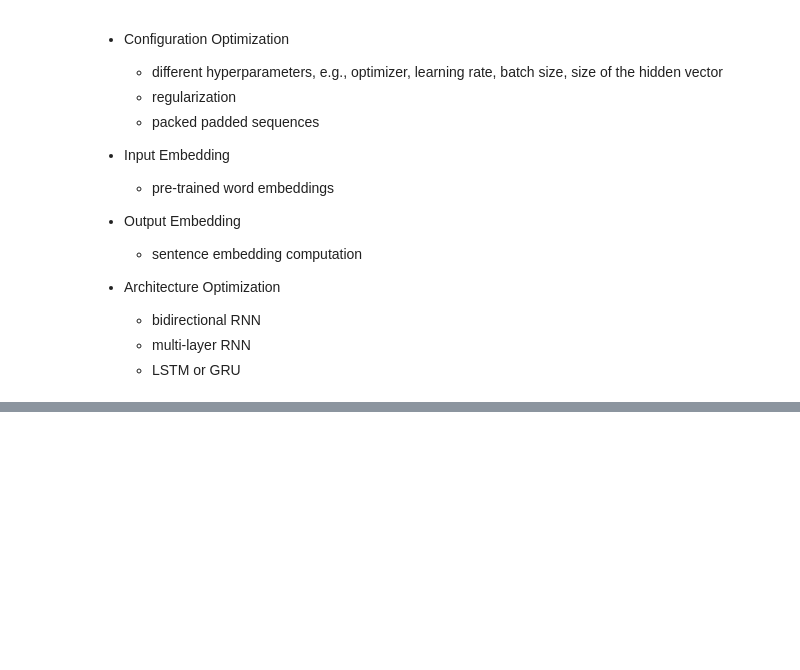
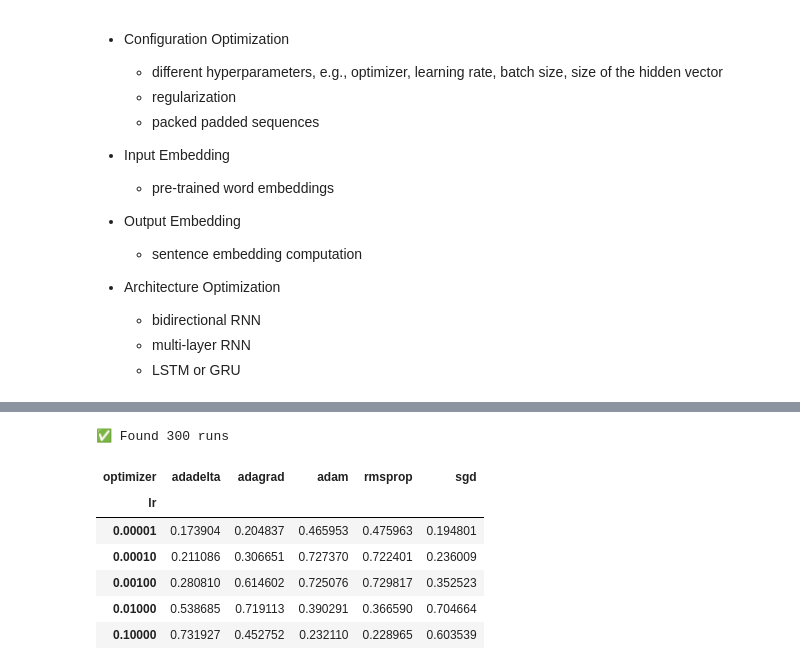
Before and after one commit to adambarla/CE7455, a Jupyter notebook: assignments/01/Assignment_1_Sentence_Classification.ipynb, the cells around one changed output, grey strips where cells are left out. Drawn from its saved outputs; the diff is of its cells as text; code cells hidden in the pictures; blank space fills up the shorter version.

```diff
--- a/assignments/01/Assignment_1_Sentence_Classification.ipynb
+++ b/assignments/01/Assignment_1_Sentence_Classification.ipynb
@@ -627,0 +567,24 @@ mean test acc : 0.6853211009174311
+# %%
+sweep_01_b_runs = [run for run in runs if 'sweep_01_b' in run.tags]
+print(f"✅ Found {len(sweep_01_b_runs)} runs")
+# %% [output]
+✅ Found 300 runs
+# %%
+import pandas as pd
+
+
+def extract(run):
+    config = run.config
+    return {
+        "lr": config["lr"],
+        "hidden_dim": config["model"]["hidden_dim"],
+        "batch_size": config["batch_size"],
+        "optimizer": config["optimizer"],
+        "valid_acc": run.summary["valid_acc"],
+    }
+
+
+def load_to_df(runs):
+    hparams = [extract(run) for run in runs]
+    df = pd.DataFrame(hparams)
+    return df
@@ -627,0 +595,10 @@ mean test acc : 0.6853211009174311
+# %%
+ sweep_01_b_df.groupby(["lr","optimizer"]).agg({"valid_acc":["mean"]})[("valid_acc","mean")].unstack()
+# %% [output]
+| optimizer | adadelta | adagrad | adam | rmsprop | sgd |
+| lr |  |  |  |  |  |
+| 0.00001 | 0.173904 | 0.204837 | 0.465953 | 0.475963 | 0.194801 |
+| 0.00010 | 0.211086 | 0.306651 | 0.727370 | 0.722401 | 0.236009 |
+| 0.00100 | 0.280810 | 0.614602 | 0.725076 | 0.729817 | 0.352523 |
+| 0.01000 | 0.538685 | 0.719113 | 0.390291 | 0.366590 | 0.704664 |
+| 0.10000 | 0.731927 | 0.452752 | 0.232110 | 0.228965 | 0.603539 |
```
Also changed, not shown: parts of 30 cells of this notebook, 4 other files.
